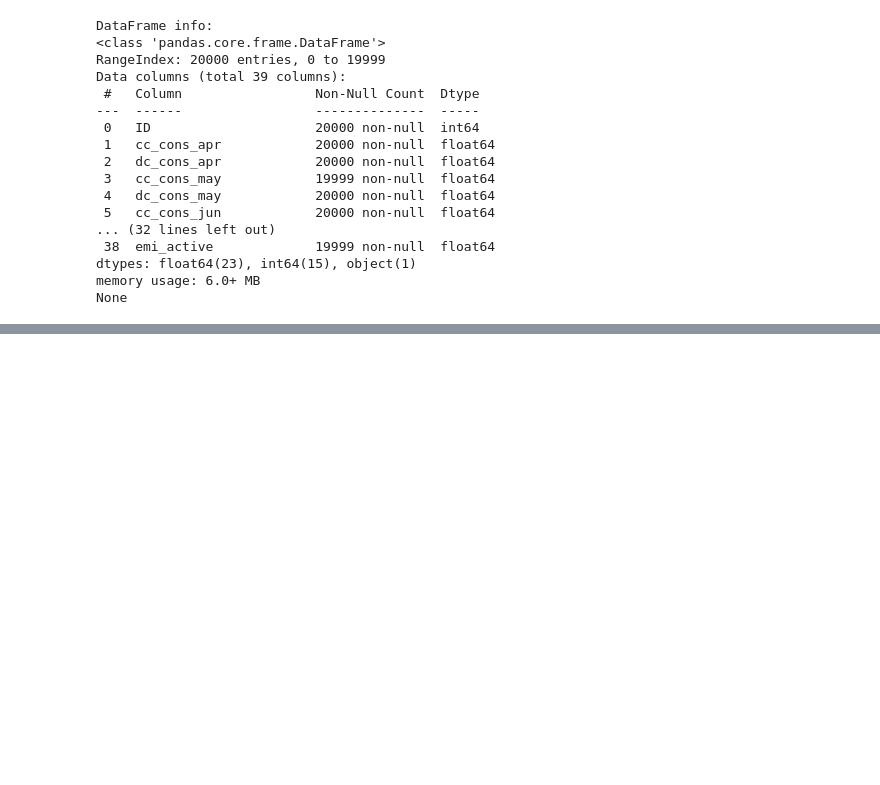
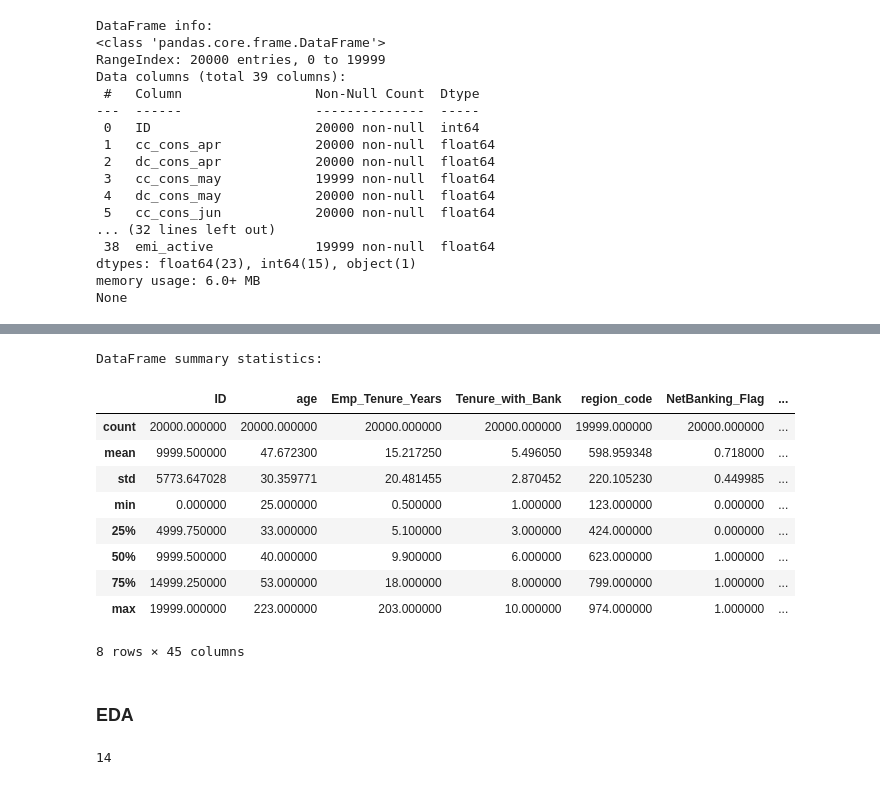
Before and after one commit to BhuvanJoshi007/Predicting_Credit_Consumption, a Jupyter notebook: Predicting Credit Consumption.ipynb, the cells around one changed output, grey strips where cells are left out. Saved outputs shown, nothing was run; the diff lists cells and outputs as text; code cells hidden in the pictures; blank space fills up the shorter version.

```diff
--- a/Predicting Credit Consumption.ipynb
+++ b/Predicting Credit Consumption.ipynb
@@ -83,0 +195,16 @@ None
+# %%
+# Get summary statistics using describe() method
+print("DataFrame summary statistics:")
+merged_table.describe()
+# %% [output]
+DataFrame summary statistics:
+|  | ID | age | Emp_Tenure_Years | Tenure_with_Bank | region_code | NetBanking_Flag | ... |
+| count | 20000.000000 | 20000.000000 | 20000.000000 | 20000.000000 | 19999.000000 | 20000.000000 | ... |
+| mean | 9999.500000 | 47.672300 | 15.217250 | 5.496050 | 598.959348 | 0.718000 | ... |
+| std | 5773.647028 | 30.359771 | 20.481455 | 2.870452 | 220.105230 | 0.449985 | ... |
+| min | 0.000000 | 25.000000 | 0.500000 | 1.000000 | 123.000000 | 0.000000 | ... |
+| 25% | 4999.750000 | 33.000000 | 5.100000 | 3.000000 | 424.000000 | 0.000000 | ... |
+| 50% | 9999.500000 | 40.000000 | 9.900000 | 6.000000 | 623.000000 | 1.000000 | ... |
+| 75% | 14999.250000 | 53.000000 | 18.000000 | 8.000000 | 799.000000 | 1.000000 | ... |
+| max | 19999.000000 | 223.000000 | 203.000000 | 10.000000 | 974.000000 | 1.000000 | ... |
+8 rows × 45 columns
@@ -83,0 +247,7 @@ None
+# %% [markdown]
+### EDA
+# %%
+#check for null value
+merged_table.isnull().any().sum()
+# %% [output]
+14
```
Also changed, not shown: parts of 9 cells of this notebook.
